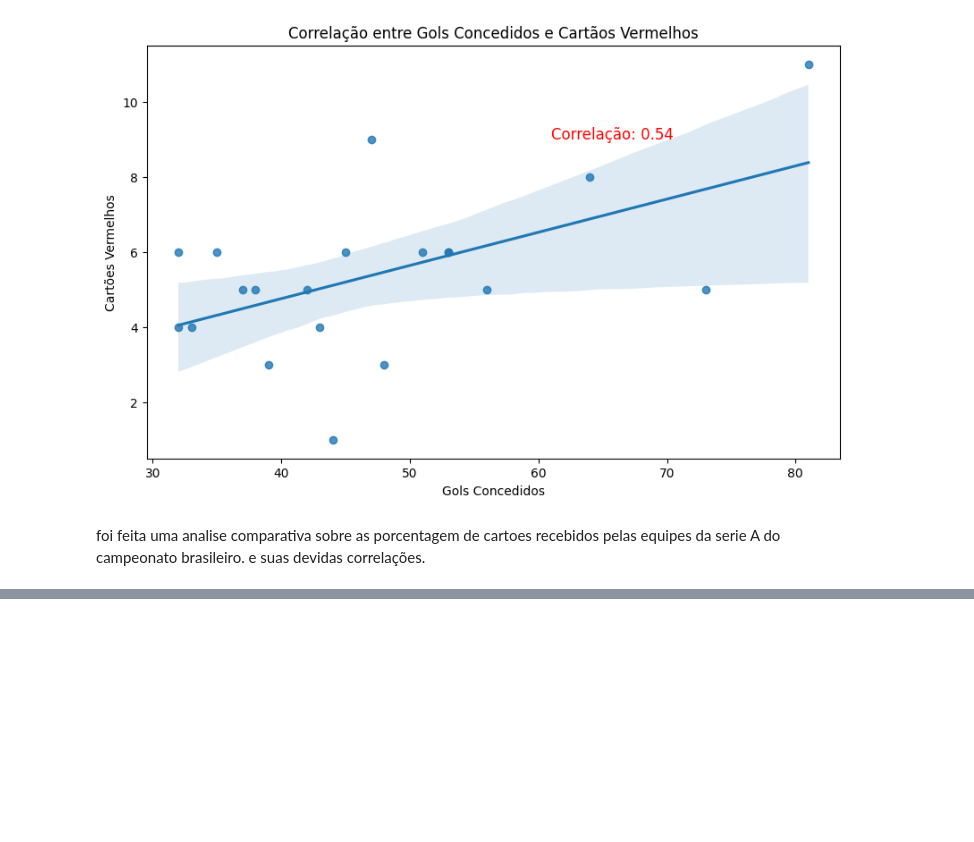
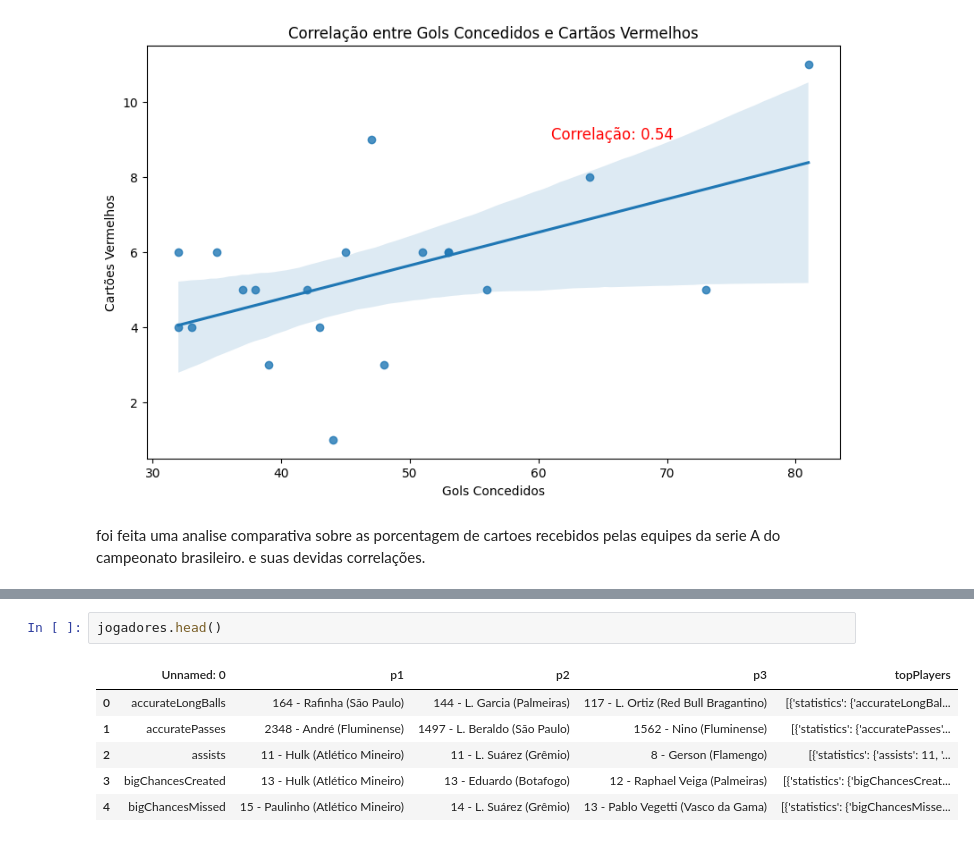
Before and after one commit to JonasCGN/Analise-Futebol-Trabalho-01, a Jupyter notebook: analise.ipynb, the cells around one changed output, grey strips where cells are left out. Saved outputs shown, nothing was run; the diff lists cells and outputs as text; blank space fills up the shorter version.

```diff
--- a/analise.ipynb
+++ b/analise.ipynb
@@ -124,0 +129,9 @@ foi feita uma analise comparativa sobre as porcentagem de cartoes recebidos pela
+# %%
+jogadores.head()
+# %% [output]
+|  | Unnamed: 0 | p1 | p2 | p3 | topPlayers |
+| 0 | accurateLongBalls | 164 - Rafinha (São Paulo) | 144 - L. Garcia (Palmeiras) | 117 - L. Ortiz (Red Bull Bragantino) | [{'statistics': {'accurateLongBal... |
+| 1 | accuratePasses | 2348 - André (Fluminense) | 1497 - L. Beraldo (São Paulo) | 1562 - Nino (Fluminense) | [{'statistics': {'accuratePasses'... |
+| 2 | assists | 11 - Hulk (Atlético Mineiro) | 11 - L. Suárez (Grêmio) | 8 - Gerson (Flamengo) | [{'statistics': {'assists': 11, '... |
+| 3 | bigChancesCreated | 13 - Hulk (Atlético Mineiro) | 13 - Eduardo (Botafogo) | 12 - Raphael Veiga (Palmeiras) | [{'statistics': {'bigChancesCreat... |
+| 4 | bigChancesMissed | 15 - Paulinho (Atlético Mineiro) | 14 - L. Suárez (Grêmio) | 13 - Pablo Vegetti (Vasco da Gama) | [{'statistics': {'bigChancesMisse... |
```
Also changed, not shown: parts of 7 cells of this notebook.
